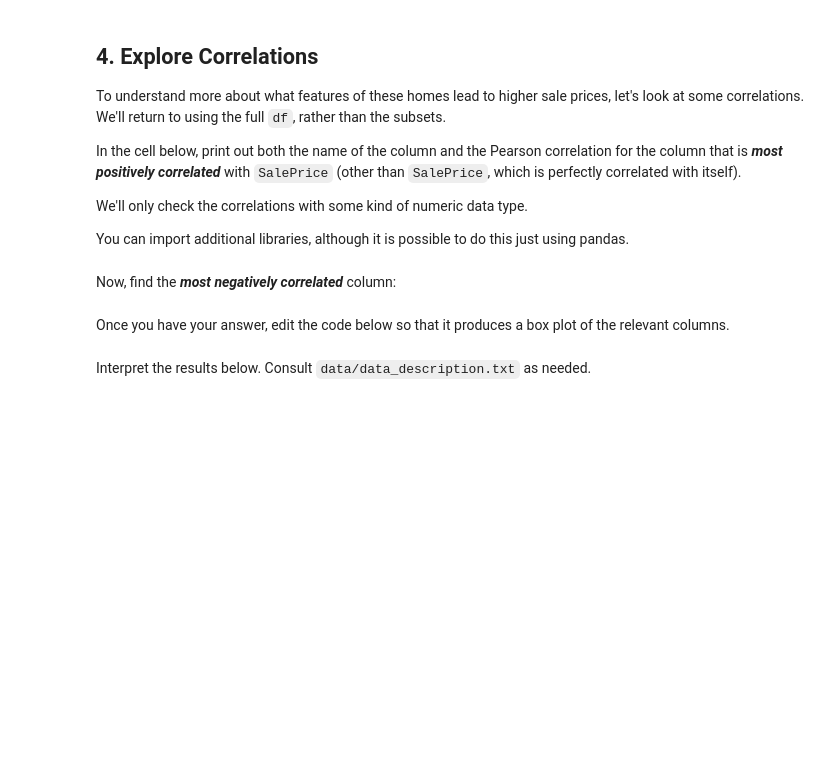
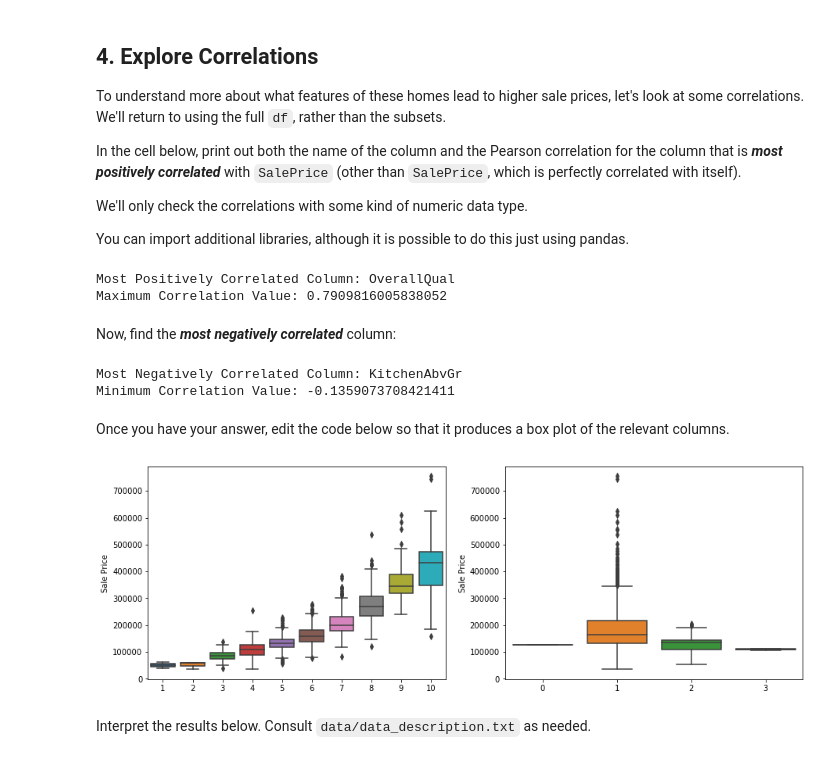
Before and after one commit to feeblegeneral/dsc-pandas-eda-lab, a Jupyter notebook: index.ipynb, the cells around one changed output. Drawn from its saved outputs; the diff is of its cells as text; code cells hidden in the pictures; blank space fills up the shorter version.

```diff
--- a/index.ipynb
+++ b/index.ipynb
@@ -379,2 +365,22 @@ You can import additional libraries, although it is possible to do this just usi
+# %%
+# Your code here
+import numpy as np
+
+numeric_df = df.select_dtypes(include='number').copy()
+numeric_df.drop("SalePrice", axis=1, inplace=True)
+
+correlations_list = []
+for col in numeric_df.columns:
+    corr = np.corrcoef(df[col], df["SalePrice"])[0][1]
+    correlations_list.append(corr)
+
+# Find the largest value, and the column name at that index
+max_corr_value = max(correlations_list)
+max_corr_column = numeric_df.columns[correlations_list.index(max_corr_value)]
+print("Most Positively Correlated Column:", max_corr_column)
+print("Maximum Correlation Value:", max_corr_value)
+# %% [output]
+Most Positively Correlated Column: OverallQual
+Maximum Correlation Value: 0.7909816005838052
 # %% [markdown]
 Now, find the ***most negatively correlated*** column:
@@ -383,32 +387,44 @@ Now, find the ***most negatively correlated*** column:
+# %%
+# Your code here
+min_corr_value = min(correlations_list)
+min_corr_column = numeric_df.columns[correlations_list.index(min_corr_value)]
+
+print("Most Negatively Correlated Column:", min_corr_column)
+print("Minimum Correlation Value:", min_corr_value)
+# %% [output]
+Most Negatively Correlated Column: KitchenAbvGr
+Minimum Correlation Value: -0.1359073708421411
 # %% [markdown]
 Once you have your answer, edit the code below so that it produces a box plot of the relevant columns.
 # %%
 # Replace None with appropriate code
 
 import seaborn as sns
 
 fig, (ax1, ax2) = plt.subplots(ncols=2, figsize=(15,5))
 
 # Plot distribution of column with highest correlation
 sns.boxplot(
-    x=None,
+    x=df[max_corr_column],
     y=df["SalePrice"],
     ax=ax1
 )
 # Plot distribution of column with most negative correlation
 sns.boxplot(
-    x=None,
+    x=df[min_corr_column],
     y=df["SalePrice"],
     ax=ax2
 )
 
 # Customize labels
 ax1.set_title(None)
 ax1.set_xlabel(None)
 ax1.set_ylabel("Sale Price")
 ax2.set_title(None)
 ax2.set_xlabel(None)
 ax2.set_ylabel("Sale Price");
+# %% [output]
+[figure, added]
 # %% [markdown]
 Interpret the results below. Consult `data/data_description.txt` as needed.
 # %%
```
Also changed, not shown: parts of 8 cells of this notebook, 1 other file.
